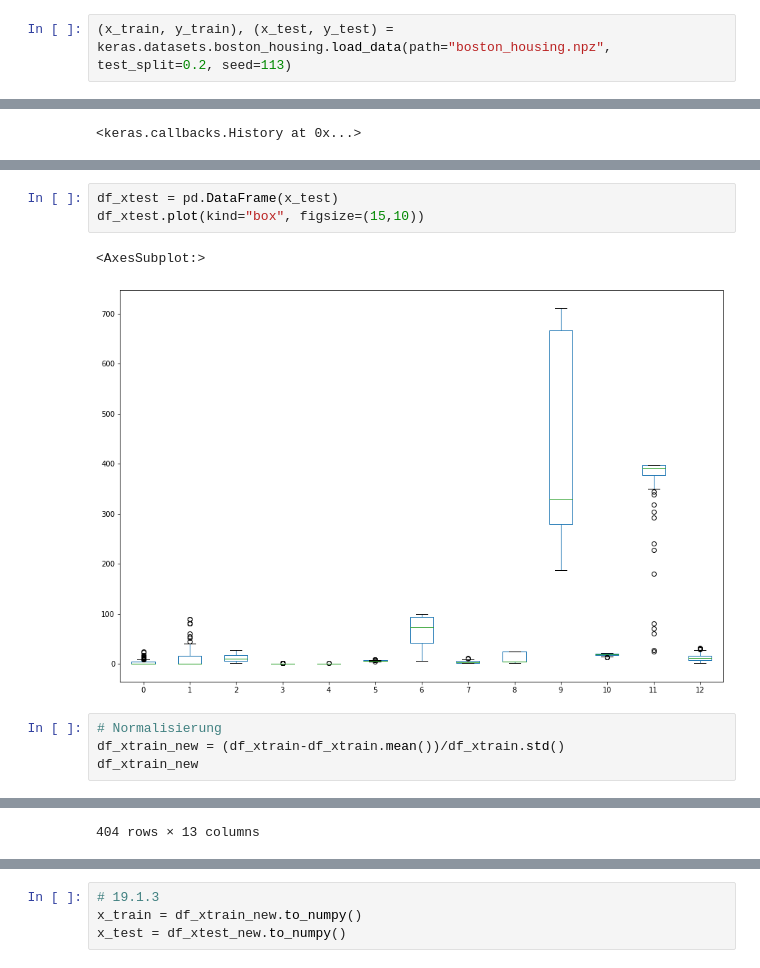
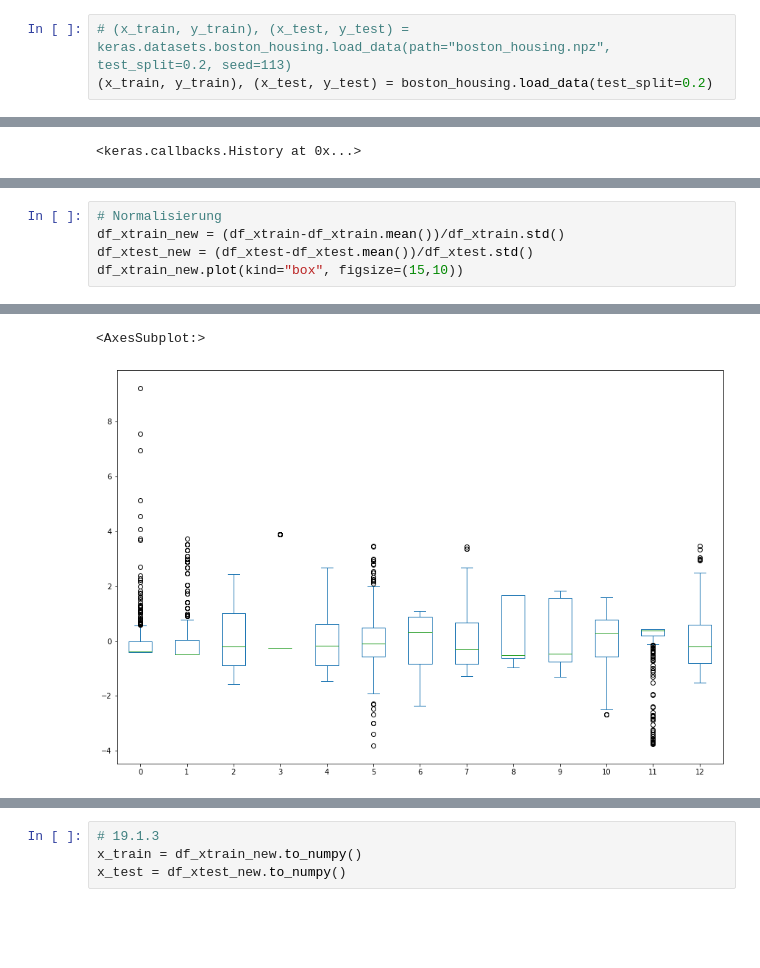
Before and after one commit to kaufmann-dev/ai-exercises-fundamentals, a Jupyter notebook: Uebung/Ue19/Ue19.ipynb, the cells around one changed output, grey strips where cells are left out. Drawn from its saved outputs; the diff is of its cells as text; blank space fills up the shorter version.

```diff
--- a/Uebung/Ue19/Ue19.ipynb
+++ b/Uebung/Ue19/Ue19.ipynb
@@ -8,5 +7,6 @@ from xlrd.compdoc import x_dump_line
 # %%
-(x_train, y_train), (x_test, y_test) = keras.datasets.boston_housing.load_data(path="boston_housing.npz", test_split=0.2, seed=113)
+# (x_train, y_train), (x_test, y_test) = keras.datasets.boston_housing.load_data(path="boston_housing.npz", test_split=0.2, seed=113)
+(x_train, y_train), (x_test, y_test) = boston_housing.load_data(test_split=0.2)
 # %%
 print(x_train.shape)
 print(len(x_train))
@@ -90,11 +62,6 @@ df_xtrain.plot(kind="box", figsize=(15,10))
-# %%
-df_xtest = pd.DataFrame(x_test)
-df_xtest.plot(kind="box", figsize=(15,10))
-# %% [output]
-<AxesSubplot:>
-[figure, removed]
 # %%
 # Normalisierung
 df_xtrain_new = (df_xtrain-df_xtrain.mean())/df_xtrain.std()
-df_xtrain_new
+df_xtest_new = (df_xtest-df_xtest.mean())/df_xtest.std()
+df_xtrain_new.plot(kind="box", figsize=(15,10))
 # %% [output]
@@ -113 +68,2 @@ df_xtrain_new
-404 rows × 13 columns
+<AxesSubplot:>
+[figure, added]
```
Also changed, not shown: parts of 10 cells of this notebook, 20 other files.
